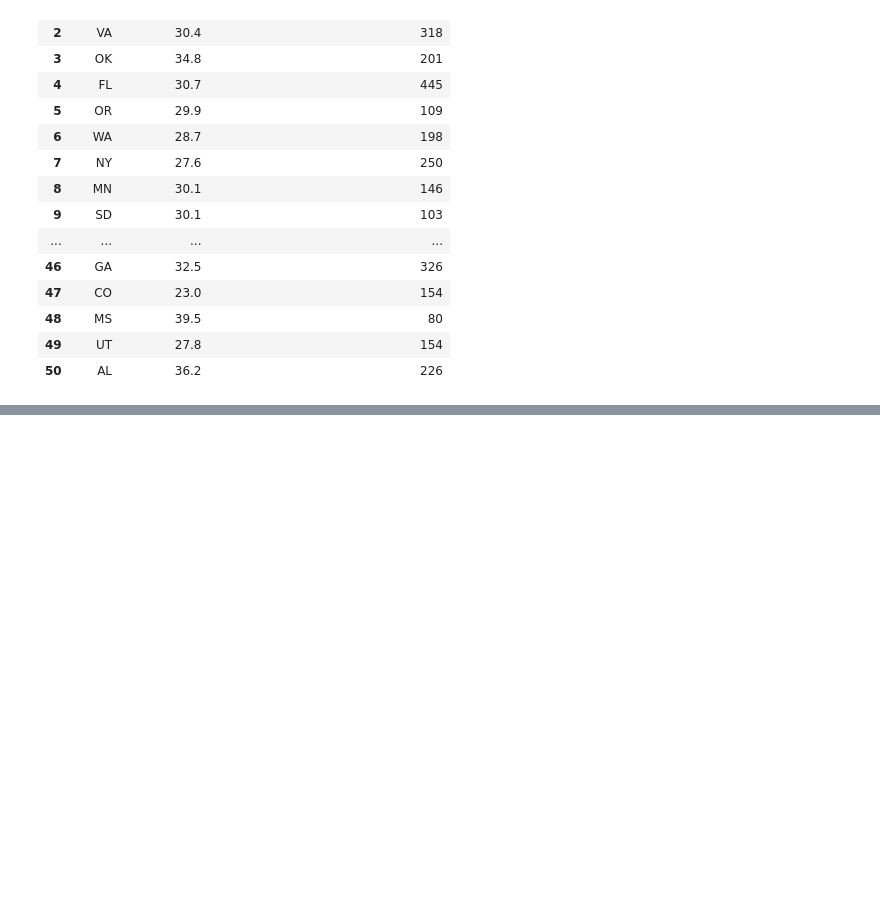
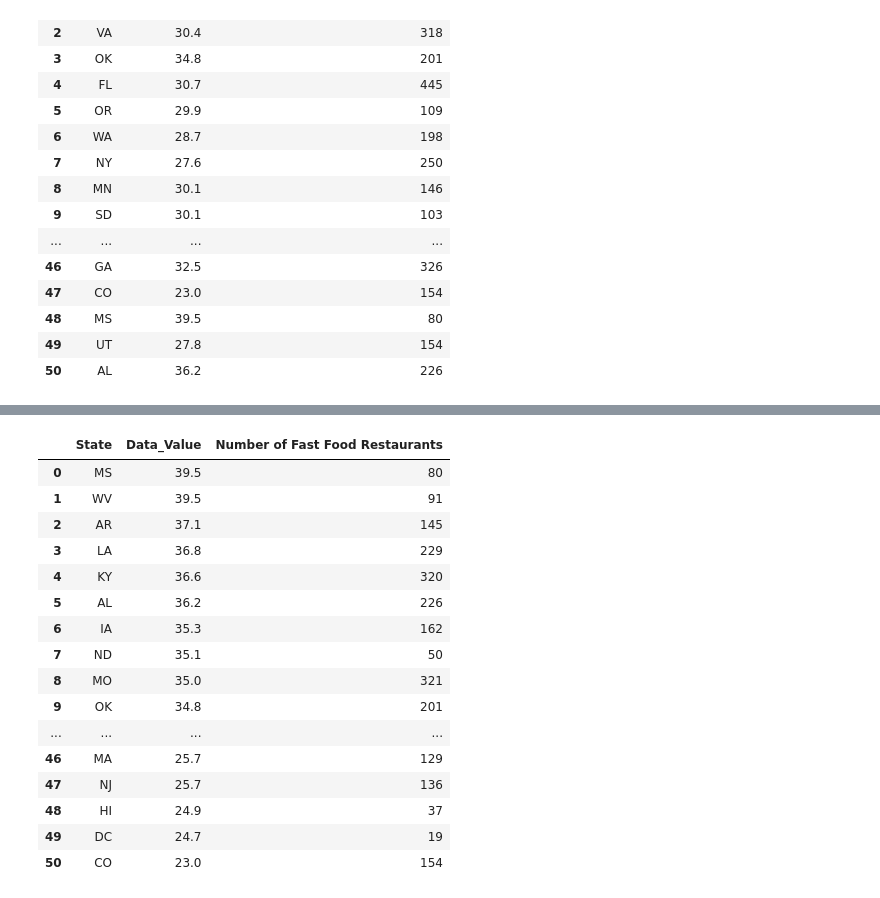
Before and after one commit to atpappa/Project1, a Jupyter notebook: DataExploration/FastFood.ipynb, the cells around one changed output, grey strips where cells are left out. Drawn from its saved outputs; the diff is of its cells as text; code cells hidden in the pictures; blank space fills up the shorter version.

```diff
--- a/DataExploration/FastFood.ipynb
+++ b/DataExploration/FastFood.ipynb
@@ -529,0 +552,5 @@ plt.show()
+# %%
+sort_by_high = obesity_state.sort_values('Data_Value',ascending=False)
+remove_na = sort_by_high.dropna()
+top5only = remove_na.head()
+top5only
@@ -529,0 +574,4 @@ plt.show()
+# %%
+food_states = pd.DataFrame(fast_food_data['state'].value_counts(ascending=False).reset_index())
+food_states.columns = ['State', 'Number of Fast Food Restaurants']
+food_states
@@ -529,0 +674,21 @@ plt.show()
+# %%
+grouped5_data = pd.merge(remove_na, food_states, on="State", how="inner")
+grouped5_data
+# %% [output]
+|  | State | Data_Value | Number of Fast Food Restaurants |
+| 0 | MS | 39.5 | 80 |
+| 1 | WV | 39.5 | 91 |
+| 2 | AR | 37.1 | 145 |
+| 3 | LA | 36.8 | 229 |
+| 4 | KY | 36.6 | 320 |
+| 5 | AL | 36.2 | 226 |
+| 6 | IA | 35.3 | 162 |
+| 7 | ND | 35.1 | 50 |
+| 8 | MO | 35.0 | 321 |
+| 9 | OK | 34.8 | 201 |
+| ... | ... | ... | ... |
+| 46 | MA | 25.7 | 129 |
+| 47 | NJ | 25.7 | 136 |
+| 48 | HI | 24.9 | 37 |
+| 49 | DC | 24.7 | 19 |
+| 50 | CO | 23.0 | 154 |
```
Also changed, not shown: parts of 16 cells of this notebook, 3 other files.
